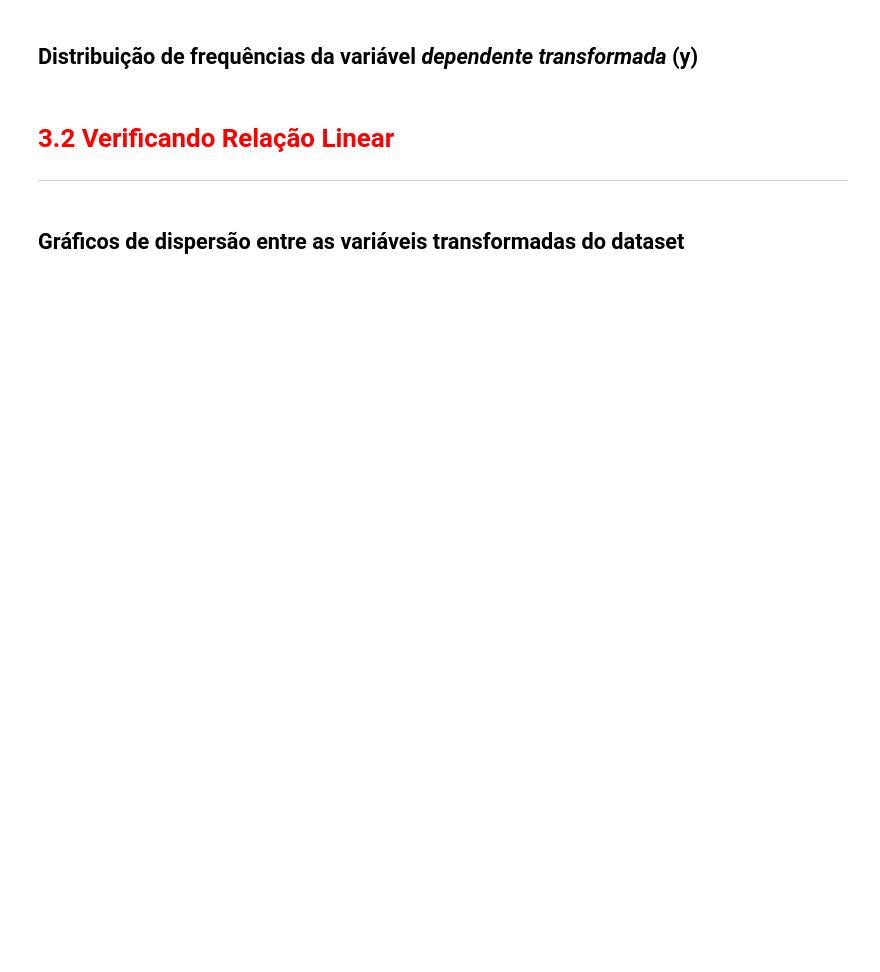
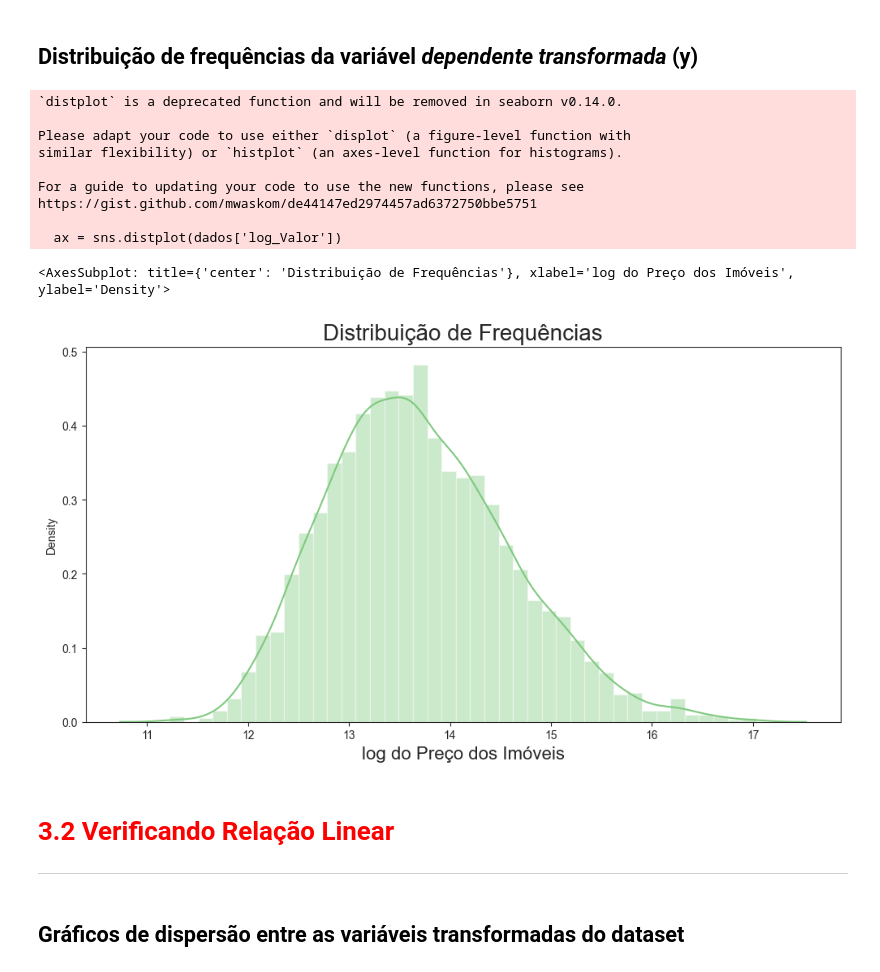
Before and after one commit to fcardosoo/Alura-014-Regressao-Linear-tecnicas-avancadas-de-modelagem, a Jupyter notebook: Projeto/Regressão Linear.ipynb, the cells around one changed output. Saved outputs shown, nothing was run; the diff lists cells and outputs as text; code cells hidden in the pictures; blank space fills up the shorter version.

```diff
--- a/Projeto/Regressão Linear.ipynb
+++ b/Projeto/Regressão Linear.ipynb
@@ -186,0 +197,7 @@ https://docs.scipy.org/doc/numpy-1.15.0/reference/generated/numpy.log.html
+# %%
+dados['log_Valor'] = np.log(dados['Valor'])
+dados['log_Area'] = np.log(dados['Area'])
+dados['log_Dist_Praia'] = np.log(dados['Dist_Praia'] + 1)
+dados['log_Dist_Farmacia'] = np.log(dados['Dist_Farmacia'] + 1)
+# Passando o tratamento +1 para todas as variáveis não alteramos a variação entre os valores das variáveis.
+# E o Log1 = 0
@@ -187,11 +213,23 @@ https://docs.scipy.org/doc/numpy-1.15.0/reference/generated/numpy.log.html
 # %% [markdown]
 ## Distribuição de frequências da variável *dependente transformada* (y)
 # %%
-
-ax.figure.set_size_inches(20, 6)
+ax = sns.distplot(dados['log_Valor'])
+ax.figure.set_size_inches(12, 6)
 ax.set_title('Distribuição de Frequências', fontsize=20)
 ax.set_xlabel('log do Preço dos Imóveis', fontsize=16)
 ax
+# %% [output]
+`distplot` is a deprecated function and will be removed in seaborn v0.14.0.
+
+Please adapt your code to use either `displot` (a figure-level function with
+similar flexibility) or `histplot` (an axes-level function for histograms).
+
+For a guide to updating your code to use the new functions, please see
+https://gist.github.com/mwaskom/de44147ed2974457ad6372750bbe5751
+
+  ax = sns.distplot(dados['log_Valor'])
+<AxesSubplot: title={'center': 'Distribuição de Frequências'}, xlabel='log do Preço dos Imóveis', ylabel='Density'>
+[figure, added]
 # %% [markdown]
 # <font color='red' style='font-size: 30px;'>3.2 Verificando Relação Linear</font>
 <hr style='border: 2px solid red;'>
```
Also changed, not shown: parts of 12 cells of this notebook.
